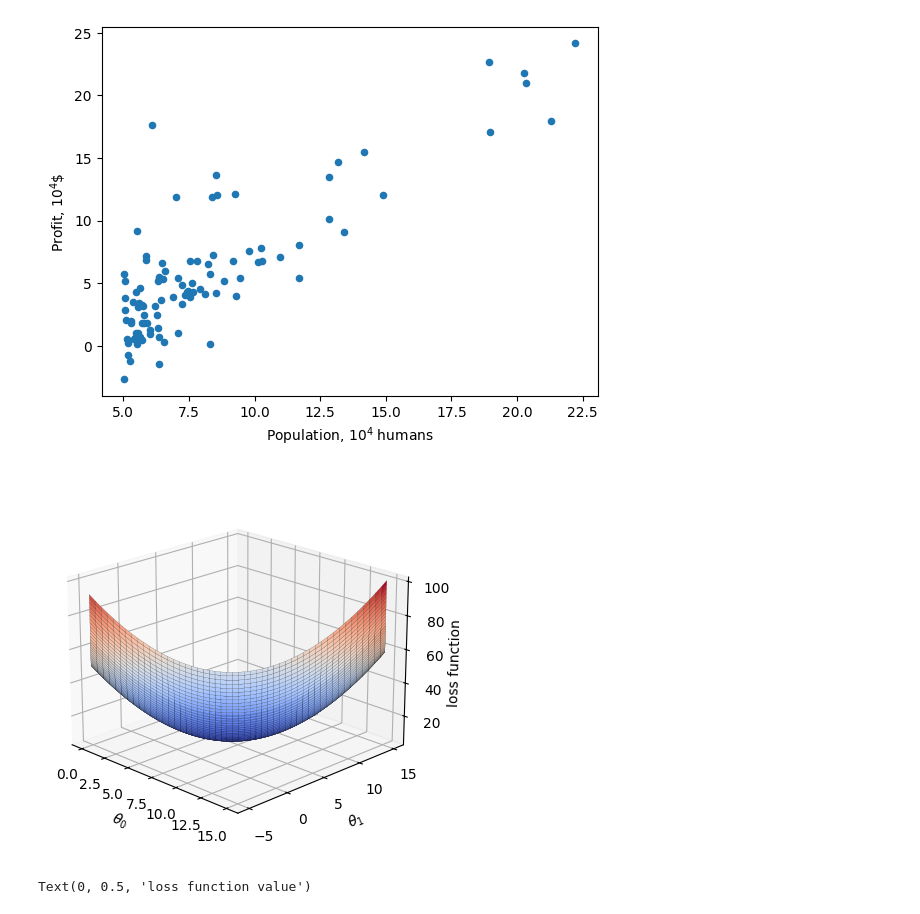
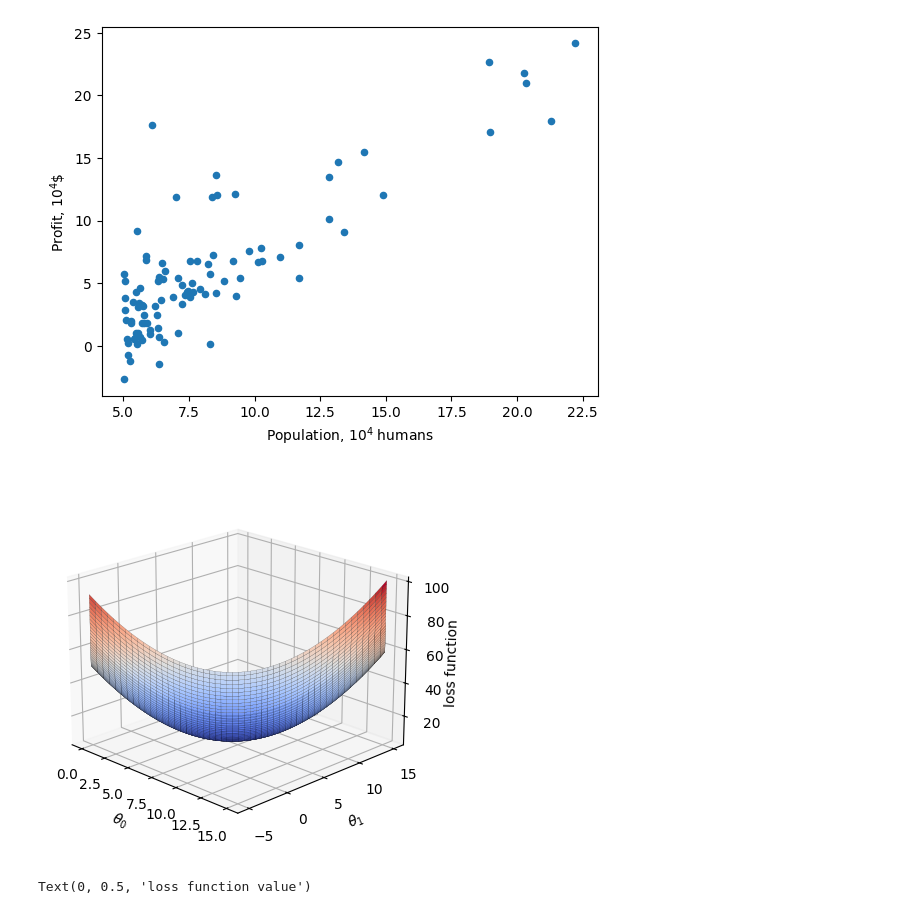
Before and after one commit to Xopppek/ml_sem6, a Jupyter notebook: lab1.ipynb, the cells around one changed output. Cells and saved outputs as stored; diff of their text form; code cells hidden in the pictures.

```diff
--- a/lab1.ipynb
+++ b/lab1.ipynb
@@ -45,22 +45,22 @@ def loss_func(theta, x, y):
 # %%
 th_points = 200
 th0 = np.linspace(0, 15, th_points)
 th1 = np.linspace(-5, 15, th_points)
 losses = np.zeros((th_points, th_points))
 for i in range(th_points):
     for j in range(th_points):
         losses[i][j] = loss_func(np.array([th0[i], th1[j]]), x, y)
 
 fig = plt.figure()
 ax = fig.add_subplot(111, projection='3d')
 ax.plot_surface(th0, th1, losses, cmap='coolwarm', linewidth=0.1, edgecolors='black')
 ax.set_xlabel("$\\theta_0$")
 ax.set_ylabel("$\\theta_1$")
 ax.set_zlabel("loss function")
-ax.zaxis.labelpad=-0.7
+ax.zaxis.labelpad=-2
 ax.view_init(20, -45)
 # %% [output]
-[figure, old version]
+[figure, new version]
 # %%
 def grad_desc(loss_func, h, theta, x, y, a):
     loss_values = [loss_func(theta, x, y)]
```
Also changed, not shown: 1 other file.
